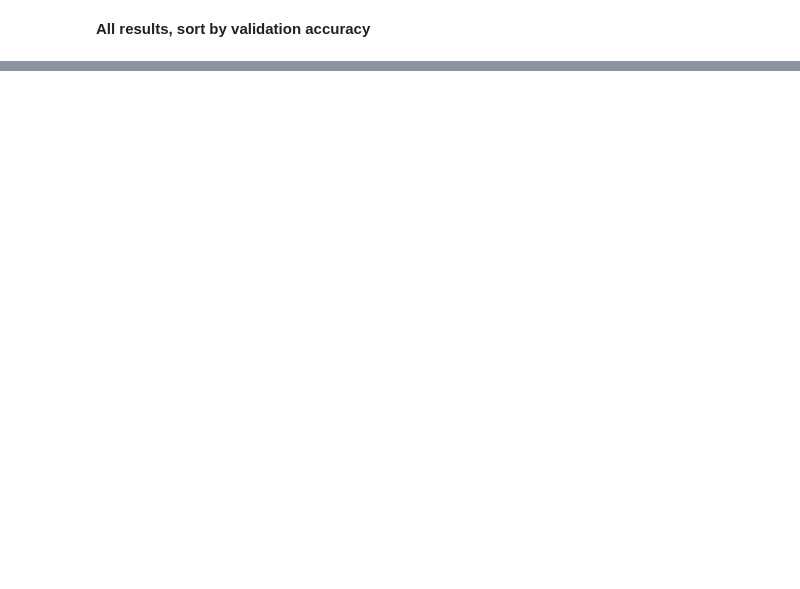
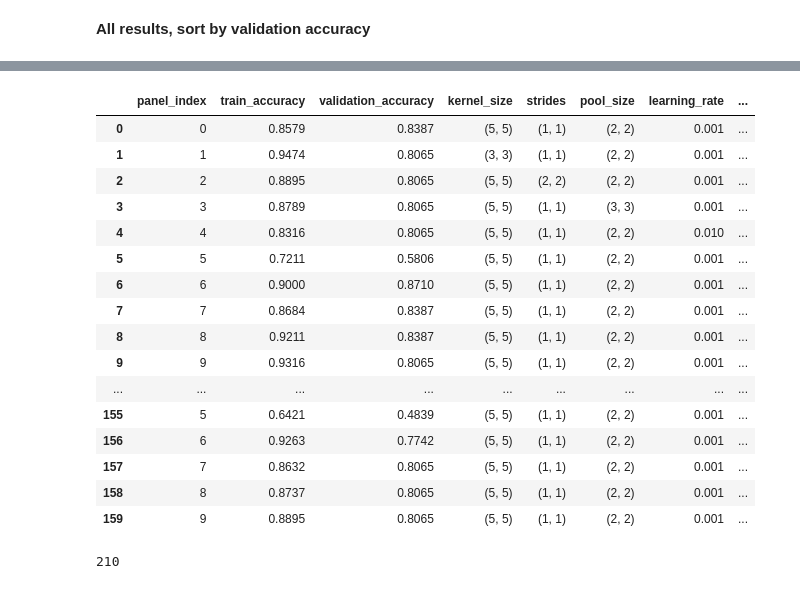
Before and after one commit to RERobbins/mids_w207_summer_22_Richard_Robbins, a Jupyter notebook: submissions/results_analysis.ipynb, the cells around one changed output, grey strips where cells are left out. Drawn from its saved outputs; the diff is of its cells as text; code cells hidden in the pictures; blank space fills up the shorter version.

```diff
--- a/submissions/results_analysis.ipynb
+++ b/submissions/results_analysis.ipynb
@@ -156,0 +261,24 @@ df.sort_values('validation_accuracy', ascending=False)[0:20]
+# %%
+df[df.gpu=="[]"]
+# %% [output]
+|  | panel_index | train_accuracy | validation_accuracy | kernel_size | strides | pool_size | learning_rate | ... |
+| 0 | 0 | 0.8579 | 0.8387 | (5, 5) | (1, 1) | (2, 2) | 0.001 | ... |
+| 1 | 1 | 0.9474 | 0.8065 | (3, 3) | (1, 1) | (2, 2) | 0.001 | ... |
+| 2 | 2 | 0.8895 | 0.8065 | (5, 5) | (2, 2) | (2, 2) | 0.001 | ... |
+| 3 | 3 | 0.8789 | 0.8065 | (5, 5) | (1, 1) | (3, 3) | 0.001 | ... |
+| 4 | 4 | 0.8316 | 0.8065 | (5, 5) | (1, 1) | (2, 2) | 0.010 | ... |
+| 5 | 5 | 0.7211 | 0.5806 | (5, 5) | (1, 1) | (2, 2) | 0.001 | ... |
+| 6 | 6 | 0.9000 | 0.8710 | (5, 5) | (1, 1) | (2, 2) | 0.001 | ... |
+| 7 | 7 | 0.8684 | 0.8387 | (5, 5) | (1, 1) | (2, 2) | 0.001 | ... |
+| 8 | 8 | 0.9211 | 0.8387 | (5, 5) | (1, 1) | (2, 2) | 0.001 | ... |
+| 9 | 9 | 0.9316 | 0.8065 | (5, 5) | (1, 1) | (2, 2) | 0.001 | ... |
+| ... | ... | ... | ... | ... | ... | ... | ... | ... |
+| 155 | 5 | 0.6421 | 0.4839 | (5, 5) | (1, 1) | (2, 2) | 0.001 | ... |
+| 156 | 6 | 0.9263 | 0.7742 | (5, 5) | (1, 1) | (2, 2) | 0.001 | ... |
+| 157 | 7 | 0.8632 | 0.8065 | (5, 5) | (1, 1) | (2, 2) | 0.001 | ... |
+| 158 | 8 | 0.8737 | 0.8065 | (5, 5) | (1, 1) | (2, 2) | 0.001 | ... |
+| 159 | 9 | 0.8895 | 0.8065 | (5, 5) | (1, 1) | (2, 2) | 0.001 | ... |
+# %%
+len(df)
+# %% [output]
+210
```
Also changed, not shown: parts of 6 cells of this notebook, 2 other files.
